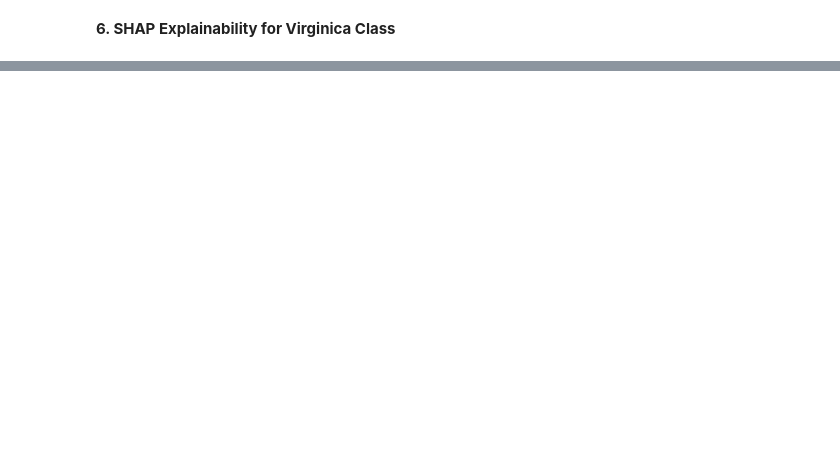
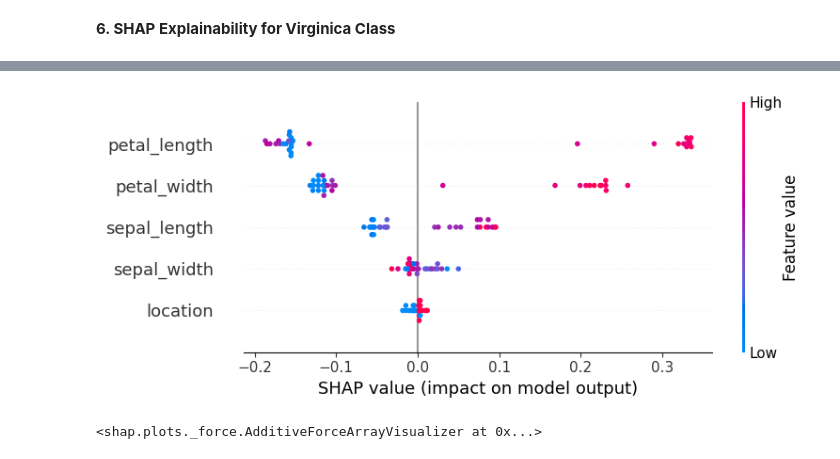
Before and after one commit to jijachandran34/mlops, a Jupyter notebook: fairlearn&shap.ipynb, the cells around one changed output, grey strips where cells are left out. Saved outputs shown, nothing was run; the diff lists cells and outputs as text; code cells hidden in the pictures; blank space fills up the shorter version.

```diff
--- a/fairlearn&shap.ipynb
+++ b/fairlearn&shap.ipynb
@@ -163,0 +239,16 @@ plt.show()
+# %%
+# SHAP Explainability for Virginica Class
+shap.initjs()
+
+# Suppress FutureWarning
+warnings.filterwarnings('ignore', category=FutureWarning)
+
+# Summary plot for Virginica (class 2)
+shap.summary_plot(shap_values[:, :, 2], X_test, feature_names=feature_names)
+
+# Force plot for Virginica - first test instance
+shap.force_plot(explainer.expected_value[2], shap_values[0, :, 2], X_test.iloc[0])
+
+# Force plot for Virginica - entire test set
+shap.force_plot(explainer.expected_value[2], shap_values[:, :, 2], X_test)
+# %% [output]
@@ -163,0 +256,2 @@ plt.show()
+[figure, added]
+<shap.plots._force.AdditiveForceArrayVisualizer at 0x...>
```
Also changed, not shown: parts of 11 cells of this notebook.
